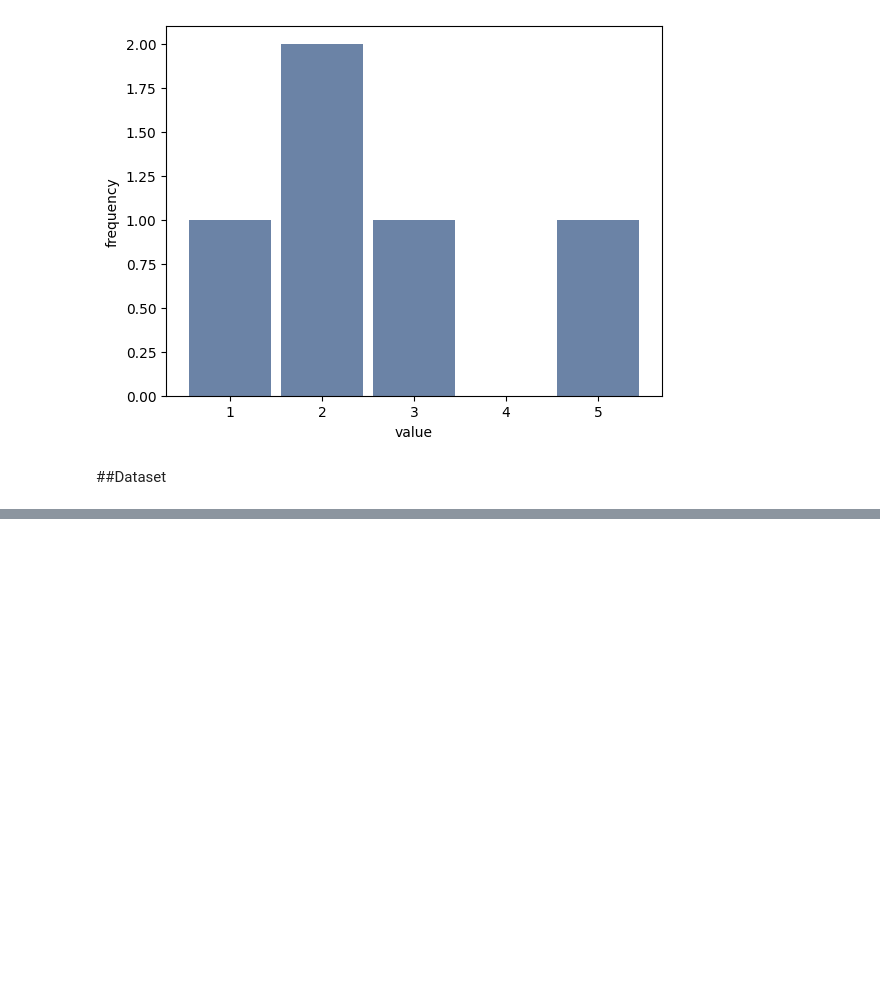
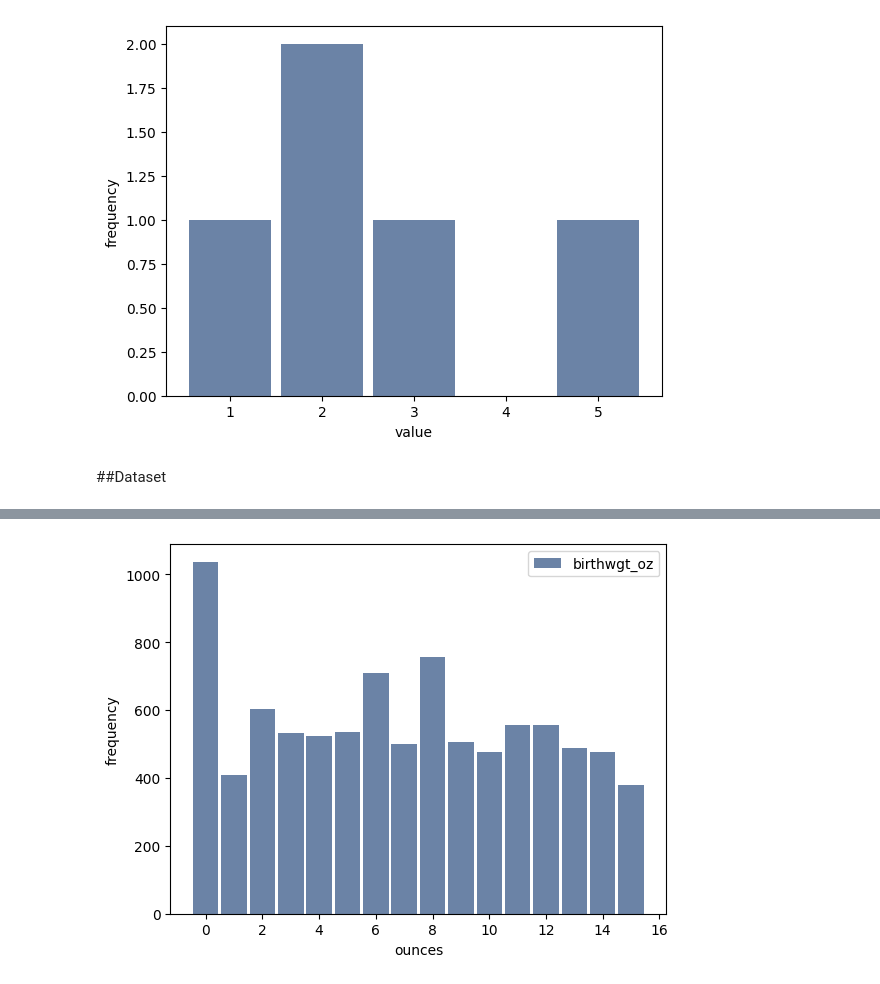
Before and after one commit to rahiakela/data-science-research-and-practice, a Jupyter notebook: think-stats/01_distributions.ipynb, the cells around one changed output, grey strips where cells are left out. Cells and saved outputs as stored; diff of their text form; code cells hidden in the pictures; blank space fills up the shorter version.

```diff
--- a/think-stats/01_distributions.ipynb
+++ b/think-stats/01_distributions.ipynb
@@ -103,0 +115,7 @@ thinkplot.Config(xlabel="value", ylabel="frequency")
+# %%
+# let's plot the histogram of pregnancy lengths (column prglngth).
+hist = thinkstats2.Hist(live.birthwgt_oz, label="birthwgt_oz")
+thinkplot.Hist(hist)
+thinkplot.Config(xlabel="ounces", ylabel="frequency")
+# %% [output]
+[figure, added]
```
Also changed, not shown: parts of 5 cells of this notebook.
